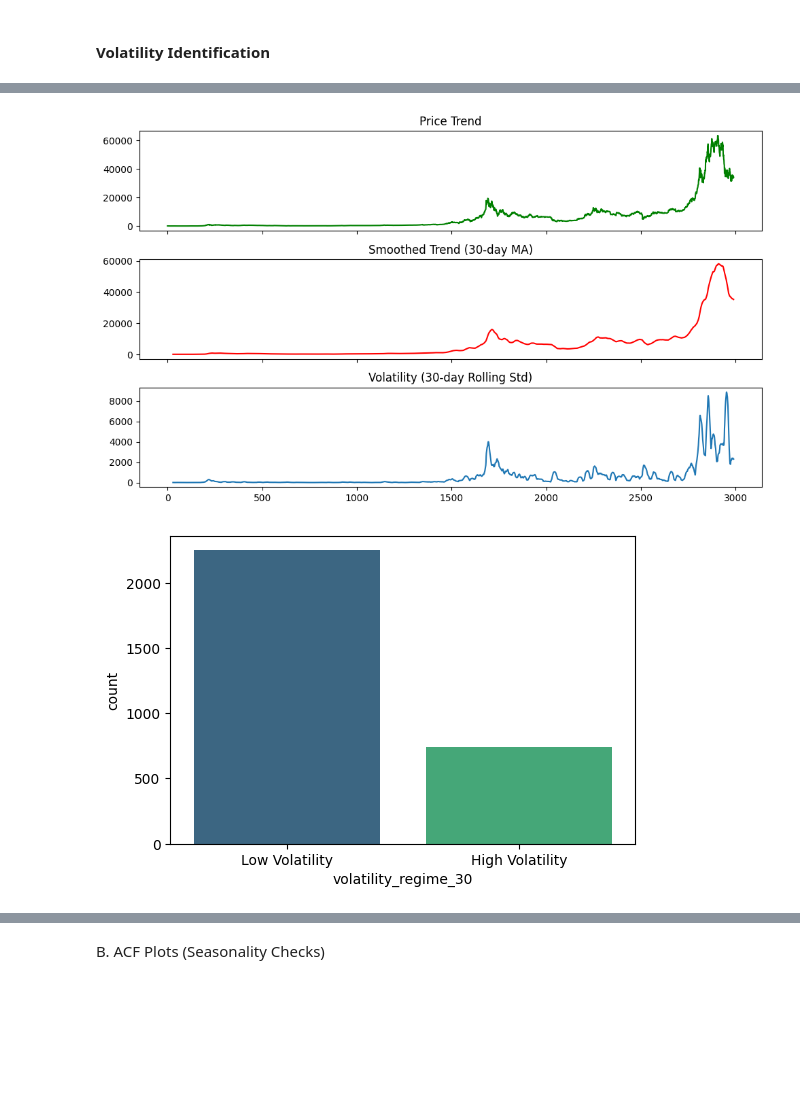
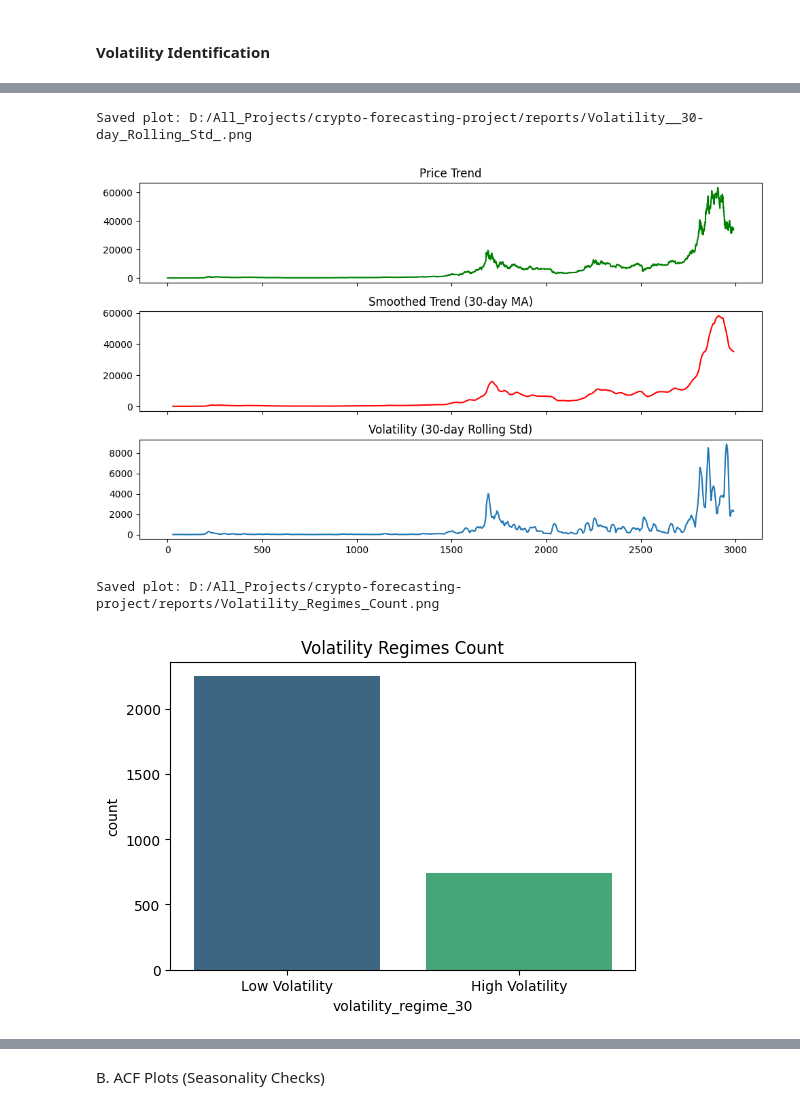
Before and after one commit to naresh5422/crypto-forecasting-project, a Jupyter notebook: notebooks/cryptocurrency_price_forecasting.ipynb, the cells around one changed output, grey strips where cells are left out. Cells and saved outputs as stored; diff of their text form; code cells hidden in the pictures; blank space fills up the shorter version.

```diff
--- a/notebooks/cryptocurrency_price_forecasting.ipynb
+++ b/notebooks/cryptocurrency_price_forecasting.ipynb
@@ -58,6 +59,26 @@ for filepath in files:
         all_coins.append(df_temp)
     except Exception as e:
         print(f"Error reading {filepath}: {e}")
+# %%
+dir = "D:/All_Projects/crypto-forecasting-project/reports/"
+# %%
+def save_plot_from_title(fig=None, dpi=300):
+    """
+    Saves the current matplotlib figure using its title as filename.
+    """
+    if fig is None:
+        fig = plt.gcf()
+
+    title = plt.gca().get_title()
+
+    if not title:
+        raise ValueError("Plot must have a title to save automatically.")
+
+    # Clean title for filename
+    filename = re.sub(r'[^a-zA-Z0-9_-]', '_', title)
+    filepath = os.path.join(dir, f"{filename}.png")
+    fig.savefig(filepath, dpi=dpi, bbox_inches="tight")
+    print(f"Saved plot: {filepath}")
 # %% [markdown]
 #### Load the Datasets
 Here, I used BitCoin dataset
@@ -229,15 +262,20 @@ axes[1].set_title('Smoothed Trend (30-day MA)')
 axes[2].plot(df['Close'].rolling(30).std())
 axes[2].set_title('Volatility (30-day Rolling Std)')
 plt.tight_layout()
+save_plot_from_title()
 plt.show()
 # %% [output]
+Saved plot: D:/All_Projects/crypto-forecasting-project/reports/Volatility__30-day_Rolling_Std_.png
 [figure]
 # %%
 plt.figure(figsize=(6,4))
 sns.countplot(x = "volatility_regime_30", data = df, palette='viridis')
+plt.title("Volatility Regimes Count")
+save_plot_from_title()
 plt.show()
 # %% [output]
+Saved plot: D:/All_Projects/crypto-forecasting-project/reports/Volatility_Regimes_Count.png
-[figure, old version]
+[figure, new version]
 # %%
 plt.figure(figsize=(14,5))
 plt.plot(df['log_return'], label='Log(Close Price)')
```
Also changed, not shown: parts of 81 cells of this notebook, 58 other files.
